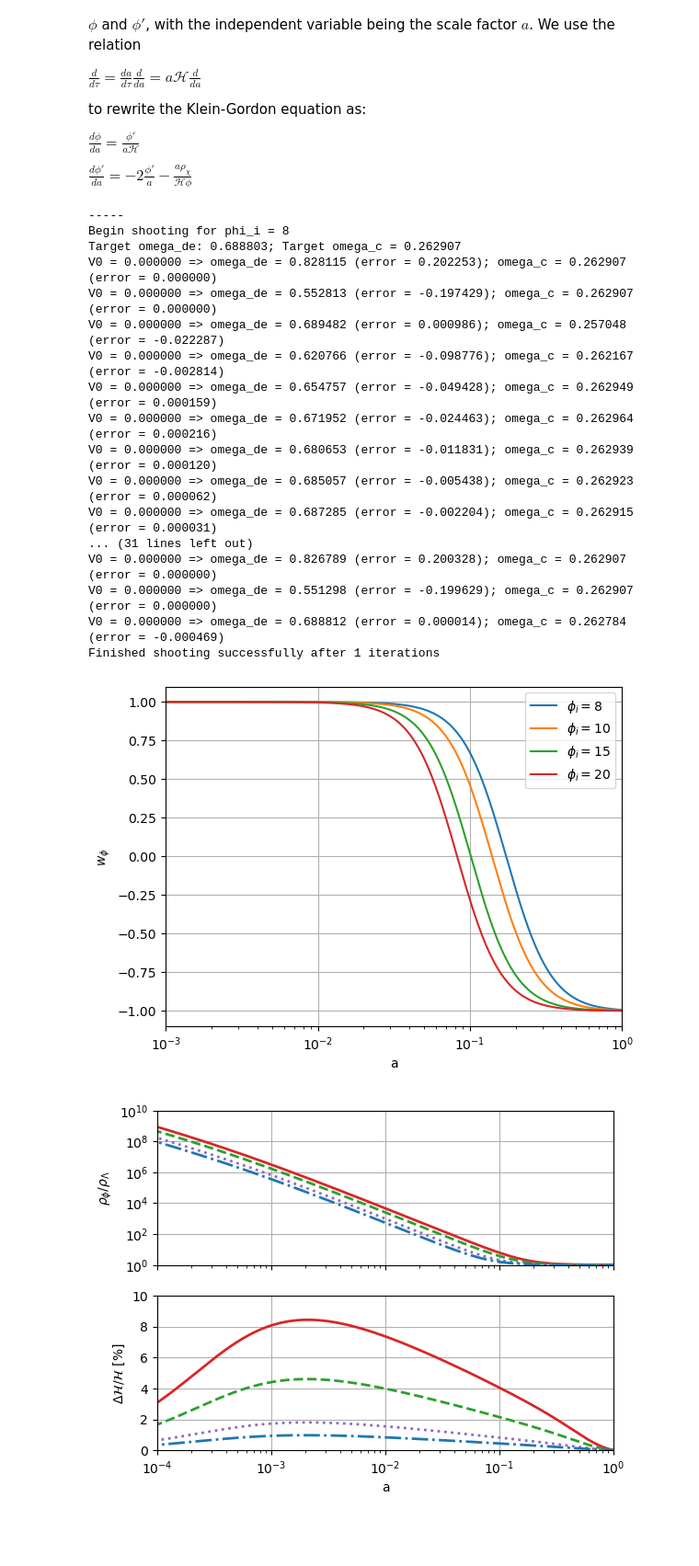
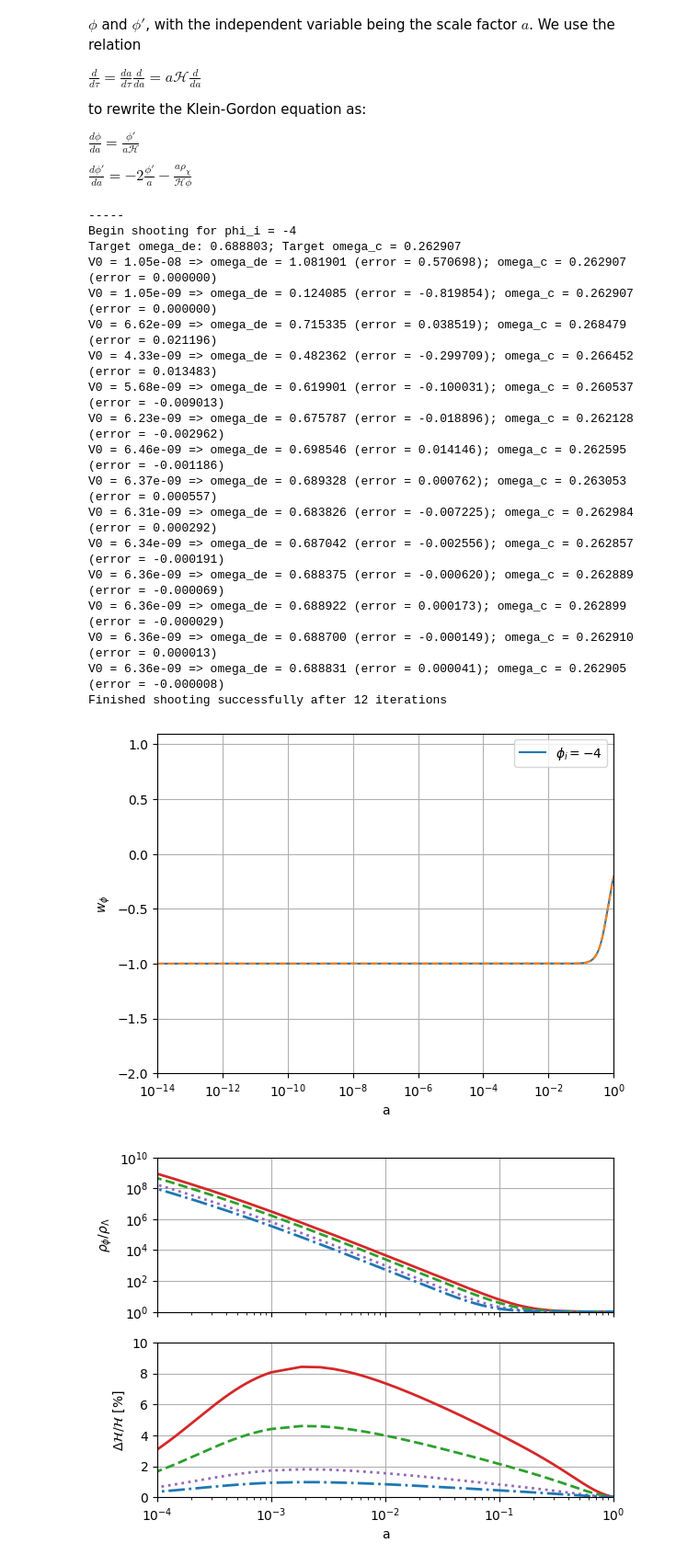
Before and after one commit to joaoreboucas1/ISF, a Jupyter notebook: Interacting_Scalar_Fields.ipynb, the cells around one changed output. Shown: that part at 92% size. Saved outputs shown, nothing was run; the diff lists cells and outputs as text; code cells hidden in the pictures; blank space fills up the shorter version.

Commit message:
Implementing exponential potential (not finished yet)

```diff
--- a/Interacting_Scalar_Fields.ipynb
+++ b/Interacting_Scalar_Fields.ipynb
@@ -199,33 +214,34 @@ def solve_system(a_ini, n_steps, p):
 # %%
 # Getting results
 a_ini = 1e-14
-n_steps = 10_000
+n_steps = 2_000
 
 results = {}
-phi_i_values = [8, 10, 15, 20]
+phi_i_values = [-4]
 for phi_i in phi_i_values:
-    p = DEParams(phi_i=phi_i, phi_prime_i=0)
-    a, result, rho_dm_i = solve_system(a_ini, n_steps, p)
+    p = DEParams(phi_i=phi_i, phi_prime_i=0, alpha=0.0, potential_type="exponential", beta=-0.73)
+    a, result = solve_system(a_ini, n_steps, p, log_shooting=True)
     phi, phi_prime = result.T
-    results[phi_i] = {"phi": phi, "phi_prime": phi_prime, "V0": p.V0, "rho_dm_i": rho_dm_i}
+    results[phi_i] = {"phi": phi, "phi_prime": phi_prime, "params": p}
 # %% [output]
 -----
-Begin shooting for phi_i = 8
+Begin shooting for phi_i = -4
 Target omega_de: 0.688803; Target omega_c = 0.262907
-V0 = 0.000000 => omega_de = 0.828115 (error = 0.202253); omega_c = 0.262907 (error = 0.000000)
-V0 = 0.000000 => omega_de = 0.552813 (error = -0.197429); omega_c = 0.262907 (error = 0.000000)
-V0 = 0.000000 => omega_de = 0.689482 (error = 0.000986); omega_c = 0.257048 (error = -0.022287)
-V0 = 0.000000 => omega_de = 0.620766 (error = -0.098776); omega_c = 0.262167 (error = -0.002814)
-V0 = 0.000000 => omega_de = 0.654757 (error = -0.049428); omega_c = 0.262949 (error = 0.000159)
-V0 = 0.000000 => omega_de = 0.671952 (error = -0.024463); omega_c = 0.262964 (error = 0.000216)
-V0 = 0.000000 => omega_de = 0.680653 (error = -0.011831); omega_c = 0.262939 (error = 0.000120)
-V0 = 0.000000 => omega_de = 0.685057 (error = -0.005438); omega_c = 0.262923 (error = 0.000062)
-V0 = 0.000000 => omega_de = 0.687285 (error = -0.002204); omega_c = 0.262915 (error = 0.000031)
-... (31 lines left out)
-V0 = 0.000000 => omega_de = 0.826789 (error = 0.200328); omega_c = 0.262907 (error = 0.000000)
-V0 = 0.000000 => omega_de = 0.551298 (error = -0.199629); omega_c = 0.262907 (error = 0.000000)
-V0 = 0.000000 => omega_de = 0.688812 (error = 0.000014); omega_c = 0.262784 (error = -0.000469)
-Finished shooting successfully after 1 iterations
+V0 = 1.05e-08 => omega_de = 1.081901 (error = 0.570698); omega_c = 0.262907 (error = 0.000000)
+V0 = 1.05e-09 => omega_de = 0.124085 (error = -0.819854); omega_c = 0.262907 (error = 0.000000)
+V0 = 6.62e-09 => omega_de = 0.715335 (error = 0.038519); omega_c = 0.268479 (error = 0.021196)
+V0 = 4.33e-09 => omega_de = 0.482362 (error = -0.299709); omega_c = 0.266452 (error = 0.013483)
+V0 = 5.68e-09 => omega_de = 0.619901 (error = -0.100031); omega_c = 0.260537 (error = -0.009013)
+V0 = 6.23e-09 => omega_de = 0.675787 (error = -0.018896); omega_c = 0.262128 (error = -0.002962)
+V0 = 6.46e-09 => omega_de = 0.698546 (error = 0.014146); omega_c = 0.262595 (error = -0.001186)
+V0 = 6.37e-09 => omega_de = 0.689328 (error = 0.000762); omega_c = 0.263053 (error = 0.000557)
+V0 = 6.31e-09 => omega_de = 0.683826 (error = -0.007225); omega_c = 0.262984 (error = 0.000292)
+V0 = 6.34e-09 => omega_de = 0.687042 (error = -0.002556); omega_c = 0.262857 (error = -0.000191)
+V0 = 6.36e-09 => omega_de = 0.688375 (error = -0.000620); omega_c = 0.262889 (error = -0.000069)
+V0 = 6.36e-09 => omega_de = 0.688922 (error = 0.000173); omega_c = 0.262899 (error = -0.000029)
+V0 = 6.36e-09 => omega_de = 0.688700 (error = -0.000149); omega_c = 0.262910 (error = 0.000013)
+V0 = 6.36e-09 => omega_de = 0.688831 (error = 0.000041); omega_c = 0.262905 (error = -0.000008)
+Finished shooting successfully after 12 iterations
 # %%
 # Calculating densities for each case
 rho_r_a = rho_cr*omega_r * a**(-4)
@@ -234,23 +250,26 @@ rho_dm_a_lcdm = rho_cr*omega_c * a**(-3)
 rho_de_a_lcdm = rho_cr*(1-omega_c-omega_b-omega_r)*np.ones((n_steps))
 
 for phi_i in phi_i_values:
-    results[phi_i]["rho_de_a"] = results[phi_i]["phi_prime"]**2/(2*a**2) + results[phi_i]["V0"]
-    results[phi_i]["rho_dm_a"] = results[phi_i]["rho_dm_i"]*(results[phi_i]["phi"]/phi_i)*(a_ini/a)**3
-    results[phi_i]["w_de"] = (results[phi_i]["phi_prime"]**2/(2*a**2) - results[phi_i]["V0"])/results[phi_i]["rho_de_a"]
+    results[phi_i]["rho_de_a"] = results[phi_i]["phi_prime"]**2/(2*a**2) + results[phi_i]["params"].V0
+    results[phi_i]["rho_dm_a"] = results[phi_i]["params"].rho_dm_i*(results[phi_i]["phi"]/phi_i)*(a_ini/a)**3
+    results[phi_i]["w_de"] = (results[phi_i]["phi_prime"]**2/(2*a**2) - results[phi_i]["params"].V0)/results[phi_i]["rho_de_a"]
     results[phi_i]["rho_t"] = rho_r_a + rho_b_a + results[phi_i]["rho_dm_a"] + results[phi_i]["rho_de_a"]
     results[phi_i]["H_curly"] = a*np.sqrt(results[phi_i]["rho_t"]/3)
+    results[phi_i]["w_eff"] = results[phi_i]["w_de"] + results[phi_i]["params"].alpha*results[phi_i]["phi_prime"]*results[phi_i]["rho_dm_a"]/results[phi_i]["phi"]/(3*results[phi_i]["H_curly"])/results[phi_i]["rho_de_a"]
 # %%
 labels = {phi_i: rf"$\phi_i = {phi_i}$" for phi_i in phi_i_values}
 for phi_i in phi_i_values:
     plt.semilogx(a, results[phi_i]["w_de"], label=labels[phi_i])
-plt.xlim([1e-3, 1])
+    plt.semilogx(a, results[phi_i]["w_eff"], ls="--")
+plt.xlim([1e-14, 1])
+plt.ylim([-2, 1.1])
 plt.xlabel("a")
 plt.ylabel(r"$w_\phi$")
 plt.legend()
 plt.grid()
 plt.savefig("Figures/wphi.pdf")
 # %% [output]
-[figure, old version]
+[figure, new version]
 # %%
 # Calculating energy density fractions
 rho_tot_a_lcdm = rho_r_a + rho_b_a + rho_dm_a_lcdm + rho_de_a_lcdm
```
Also changed, not shown: parts of 3 cells of this notebook, 3 other files.
